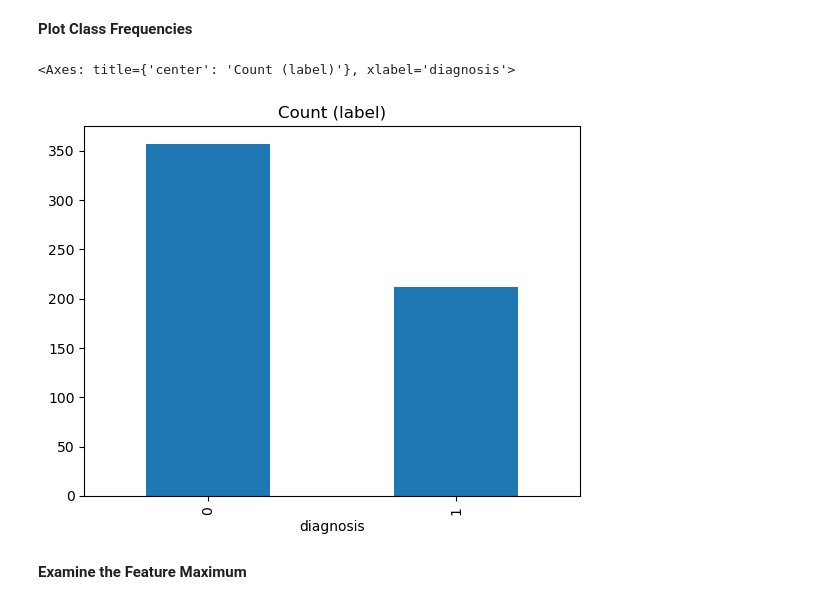
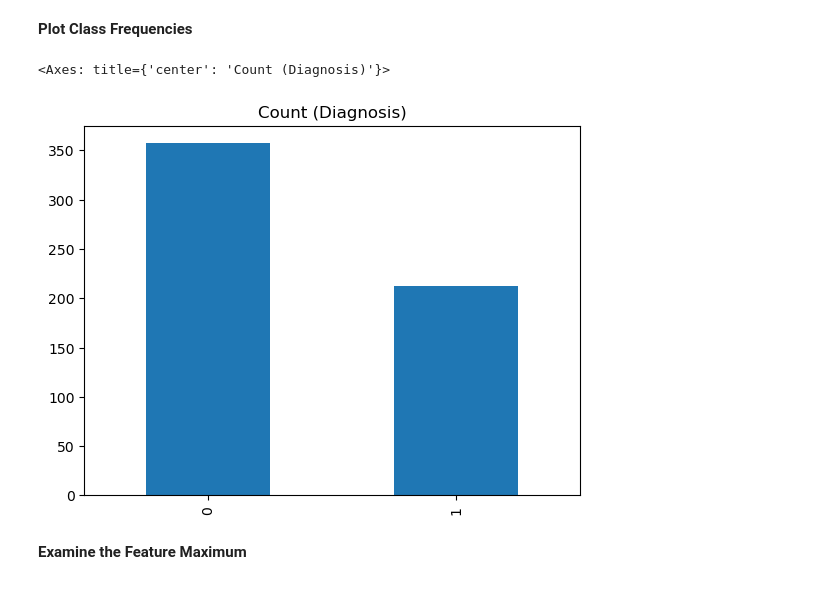
Before and after one commit to tyrantdavis/Logistic-Regression-Breast-Cancer, a Jupyter notebook: Logistic-Regression-Breast-Cancer.ipynb, the cells around one changed output. Cells and saved outputs as stored; diff of their text form; code cells hidden in the pictures.

```diff
--- a/Logistic-Regression-Breast-Cancer.ipynb
+++ b/Logistic-Regression-Breast-Cancer.ipynb
@@ -143,10 +148,10 @@ Malignant (Class 1): 212
 # %% [markdown]
 **Plot Class Frequencies**
 # %%
-diagnosis_class_counts.plot(kind="bar", title="Count (label)", grid=False)
+diagnosis_class_counts.plot(kind="bar", title="Count (Diagnosis)", grid=False)
 # %% [output]
-<Axes: title={'center': 'Count (label)'}, xlabel='diagnosis'>
+<Axes: title={'center': 'Count (Diagnosis)'}>
-[figure, old version]
+[figure, new version]
 # %% [markdown]
 **Examine the Feature Maximum**
 # %% [markdown]
```
Also changed, not shown: parts of 10 cells of this notebook.
